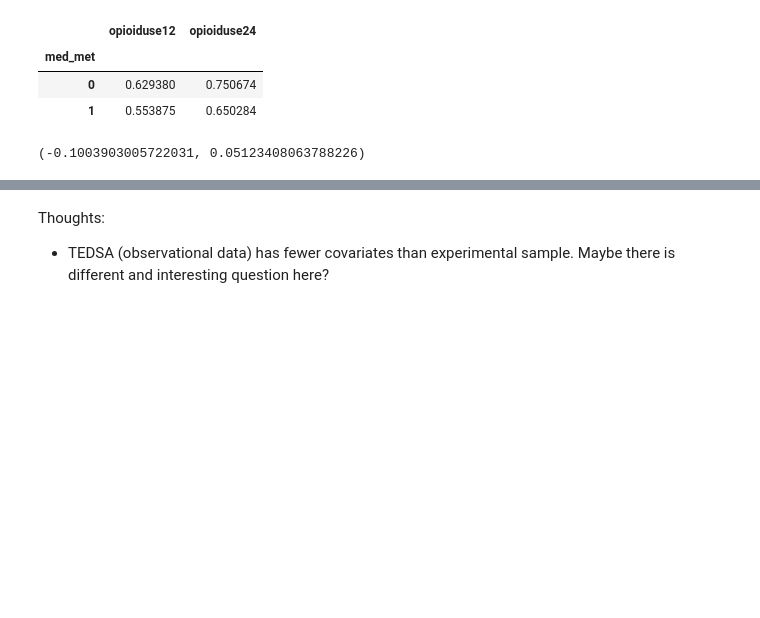
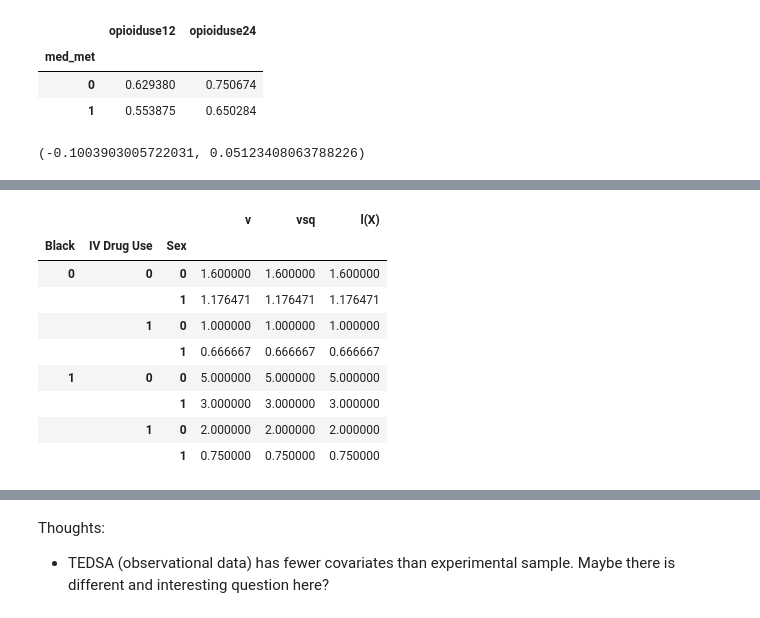
Before and after one commit to harsh-parikh/fuse, a Jupyter notebook: tedsa_analysis.ipynb, the cells around one changed output, grey strips where cells are left out. Drawn from its saved outputs; the diff is of its cells as text; code cells hidden in the pictures; blank space fills up the shorter version.

```diff
--- a/tedsa_analysis.ipynb
+++ b/tedsa_analysis.ipynb
@@ -223,0 +299,27 @@ plt.savefig("tedsa_ctn27_.pdf")
+# %%
+(
+    X.join(D_forest[["v", "vsq", "l(X)", "S"]])
+    .loc[D_forest["S"] == 0]
+    .groupby(by=["Black", "IV Drug Use", "Sex"])
+    .count()[["v", "vsq", "l(X)"]]
+    / (X.join(D_forest[["v", "vsq", "l(X)", "S"]]).loc[D_forest["S"] == 0].shape[0])
+).round(2) / (
+    X.join(D_forest[["v", "vsq", "l(X)", "S"]])
+    .loc[D_forest["S"] == 1]
+    .groupby(by=["Black", "IV Drug Use", "Sex"])
+    .count()[["v", "vsq", "l(X)"]]
+    / (X.join(D_forest[["v", "vsq", "l(X)", "S"]]).loc[D_forest["S"] == 1].shape[0])
+).round(
+    2
+)
+# %% [output]
+|  |  |  | v | vsq | l(X) |
+| Black | IV Drug Use | Sex |  |  |  |
+| 0 | 0 | 0 | 1.600000 | 1.600000 | 1.600000 |
+|  |  | 1 | 1.176471 | 1.176471 | 1.176471 |
+|  | 1 | 0 | 1.000000 | 1.000000 | 1.000000 |
+|  |  | 1 | 0.666667 | 0.666667 | 0.666667 |
+| 1 | 0 | 0 | 5.000000 | 5.000000 | 5.000000 |
+|  |  | 1 | 3.000000 | 3.000000 | 3.000000 |
+|  | 1 | 0 | 2.000000 | 2.000000 | 2.000000 |
+|  |  | 1 | 0.750000 | 0.750000 | 0.750000 |
```
Also changed, not shown: parts of 20 cells of this notebook, 3 other files.
